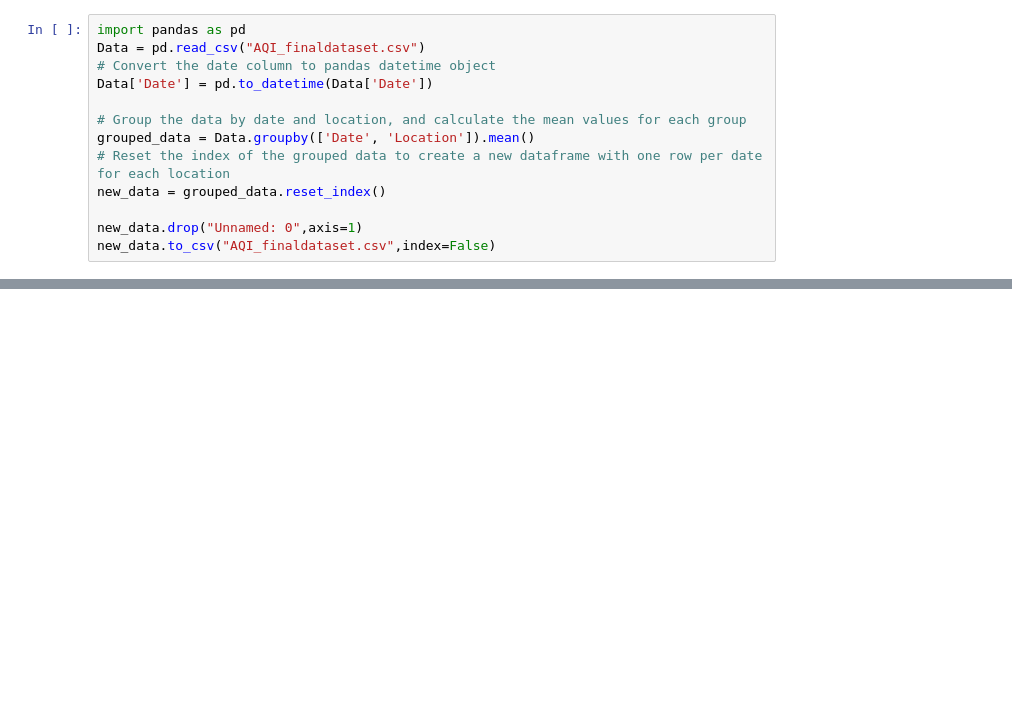
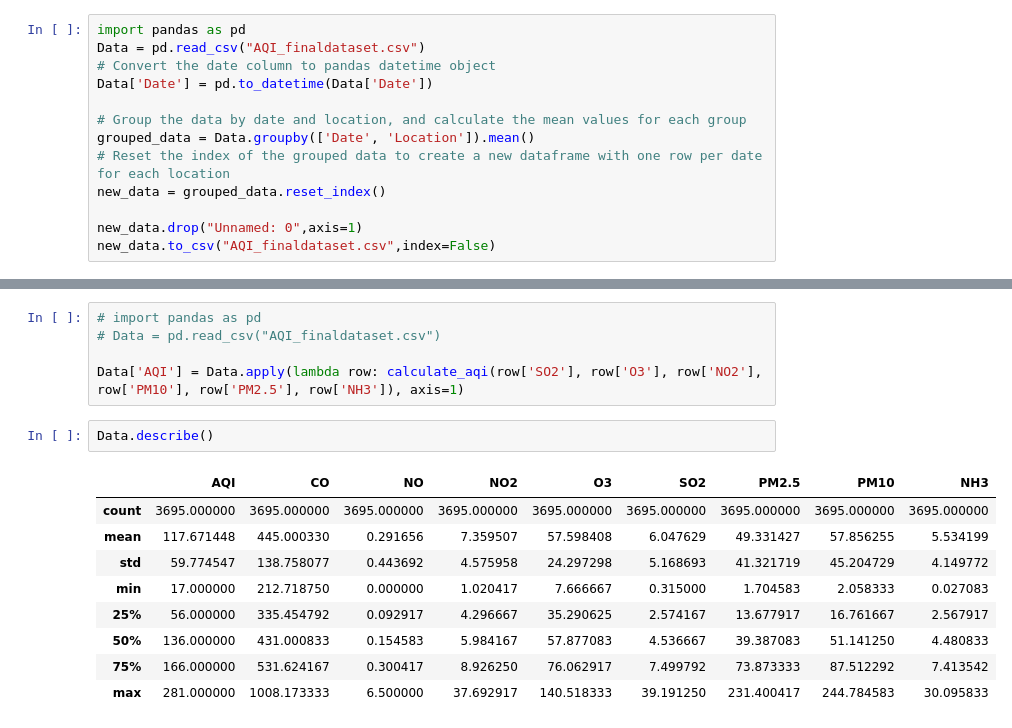
Before and after one commit to iamneo-production/5e43a363-c20b-41af-8510-d632bdd2aa81, a Jupyter notebook: Data/Air_Quality_Index/AQI_Data.ipynb, the cells around one changed output, grey strips where cells are left out. Saved outputs shown, nothing was run; the diff lists cells and outputs as text; blank space fills up the shorter version.

```diff
--- a/Data/Air_Quality_Index/AQI_Data.ipynb
+++ b/Data/Air_Quality_Index/AQI_Data.ipynb
@@ -243,0 +329,17 @@ new_data.to_csv("AQI_finaldataset.csv",index=False)
+# %%
+# import pandas as pd
+# Data = pd.read_csv("AQI_finaldataset.csv")
+
+Data['AQI'] = Data.apply(lambda row: calculate_aqi(row['SO2'], row['O3'], row['NO2'], row['PM10'], row['PM2.5'], row['NH3']), axis=1)
+# %%
+Data.describe()
+# %% [output]
+|  | AQI | CO | NO | NO2 | O3 | SO2 | PM2.5 | PM10 | NH3 |
+| count | 3695.000000 | 3695.000000 | 3695.000000 | 3695.000000 | 3695.000000 | 3695.000000 | 3695.000000 | 3695.000000 | 3695.000000 |
+| mean | 117.671448 | 445.000330 | 0.291656 | 7.359507 | 57.598408 | 6.047629 | 49.331427 | 57.856255 | 5.534199 |
+| std | 59.774547 | 138.758077 | 0.443692 | 4.575958 | 24.297298 | 5.168693 | 41.321719 | 45.204729 | 4.149772 |
+| min | 17.000000 | 212.718750 | 0.000000 | 1.020417 | 7.666667 | 0.315000 | 1.704583 | 2.058333 | 0.027083 |
+| 25% | 56.000000 | 335.454792 | 0.092917 | 4.296667 | 35.290625 | 2.574167 | 13.677917 | 16.761667 | 2.567917 |
+| 50% | 136.000000 | 431.000833 | 0.154583 | 5.984167 | 57.877083 | 4.536667 | 39.387083 | 51.141250 | 4.480833 |
+| 75% | 166.000000 | 531.624167 | 0.300417 | 8.926250 | 76.062917 | 7.499792 | 73.873333 | 87.512292 | 7.413542 |
+| max | 281.000000 | 1008.173333 | 6.500000 | 37.692917 | 140.518333 | 39.191250 | 231.400417 | 244.784583 | 30.095833 |
```
Also changed, not shown: parts of 8 cells of this notebook.
